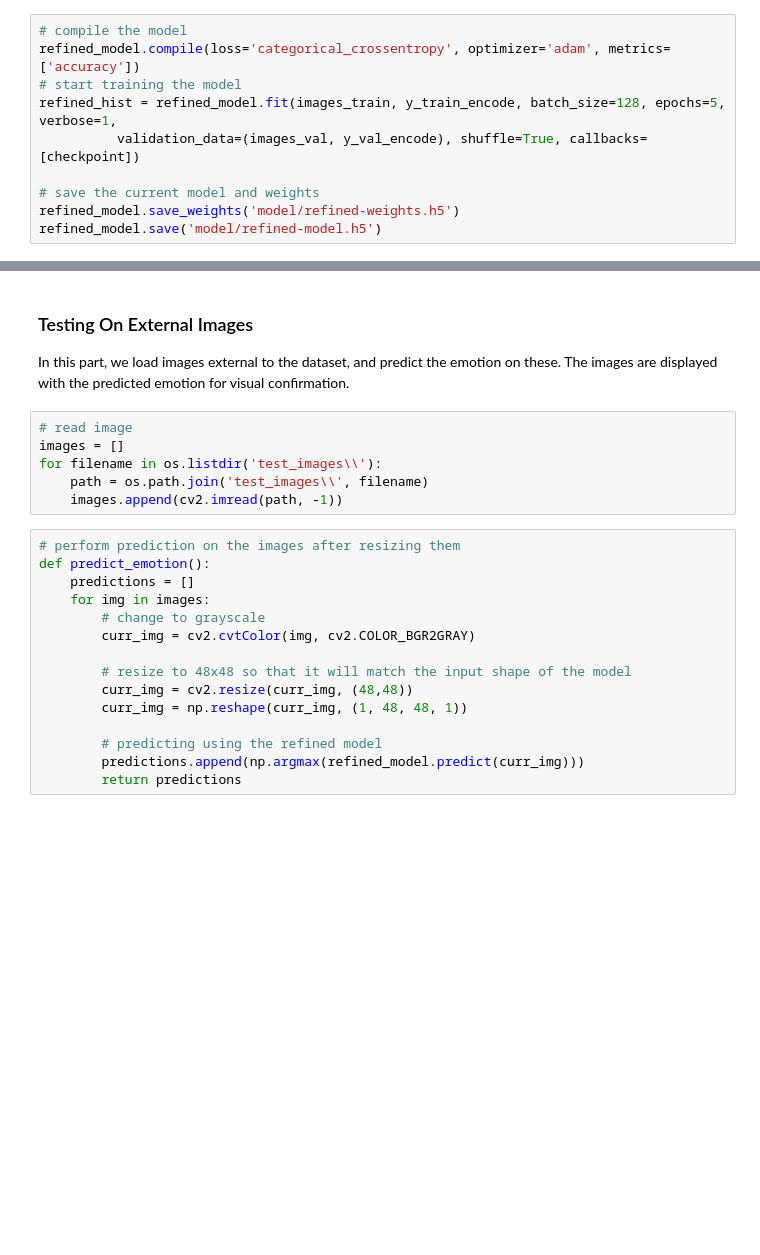
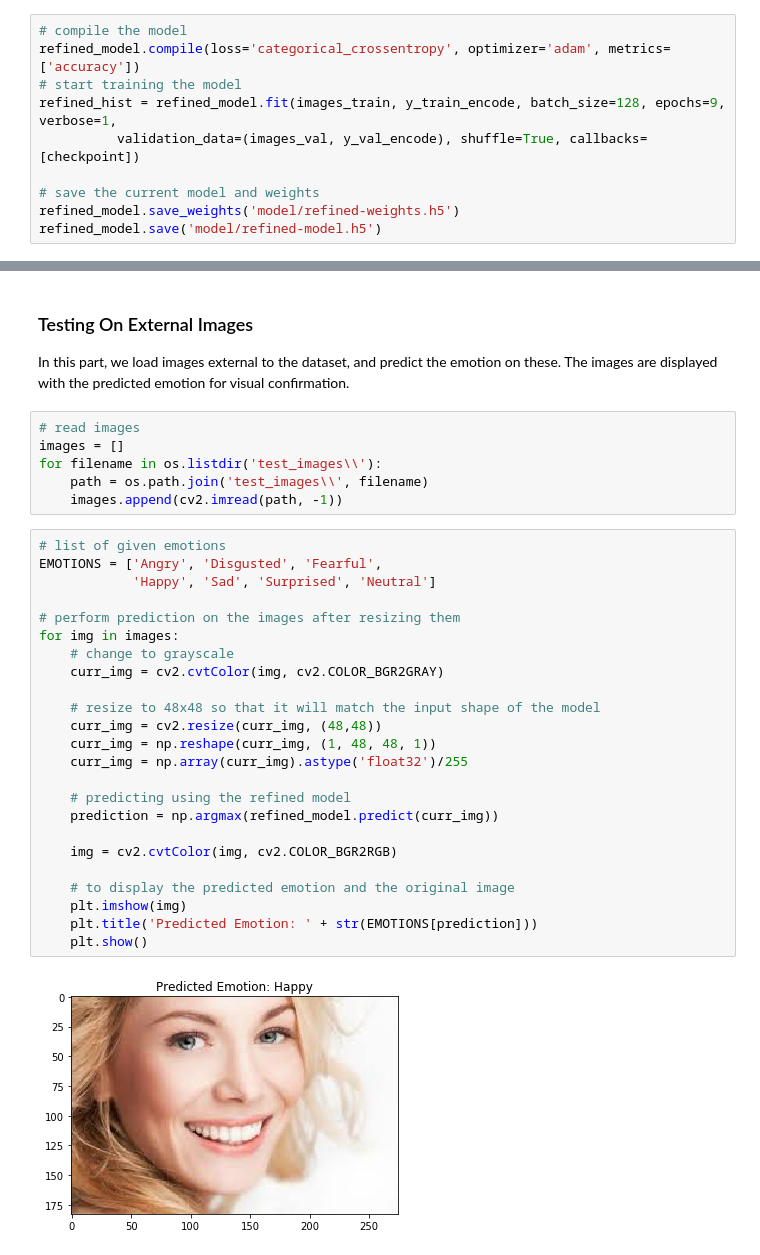
Before and after one commit to namitaatri/MachineLearningNanodegree, a Jupyter notebook: capstone/fer.ipynb, the cells around one changed output, grey strips where cells are left out. Cells and saved outputs as stored; diff of their text form; blank space fills up the shorter version.

```diff
--- a/capstone/fer.ipynb
+++ b/capstone/fer.ipynb
@@ -534,7 +527,7 @@ _________________________________________________________________
 # compile the model
 refined_model.compile(loss='categorical_crossentropy', optimizer='adam', metrics=['accuracy'])
 # start training the model
-refined_hist = refined_model.fit(images_train, y_train_encode, batch_size=128, epochs=5, verbose=1,
+refined_hist = refined_model.fit(images_train, y_train_encode, batch_size=128, epochs=9, verbose=1,
           validation_data=(images_val, y_val_encode), shuffle=True, callbacks=[checkpoint])
 
 # save the current model and weights
@@ -591,23 +601,34 @@ plt.show()
 In this part, we load images external to the dataset, and predict the emotion on these.
 The images are displayed with the predicted emotion for visual confirmation.
 # %%
-# read image
+# read images
 images = []
 for filename in os.listdir('test_images\\'):
     path = os.path.join('test_images\\', filename)
     images.append(cv2.imread(path, -1))
 # %%
+# list of given emotions
+EMOTIONS = ['Angry', 'Disgusted', 'Fearful',
+            'Happy', 'Sad', 'Surprised', 'Neutral']
+
 # perform prediction on the images after resizing them
-def predict_emotion():
-    predictions = []
-    for img in images:
-        # change to grayscale
-        curr_img = cv2.cvtColor(img, cv2.COLOR_BGR2GRAY)
+for img in images:
+    # change to grayscale
+    curr_img = cv2.cvtColor(img, cv2.COLOR_BGR2GRAY)
 
-        # resize to 48x48 so that it will match the input shape of the model
-        curr_img = cv2.resize(curr_img, (48,48))
-        curr_img = np.reshape(curr_img, (1, 48, 48, 1))
+    # resize to 48x48 so that it will match the input shape of the model
+    curr_img = cv2.resize(curr_img, (48,48))
+    curr_img = np.reshape(curr_img, (1, 48, 48, 1))
+    curr_img = np.array(curr_img).astype('float32')/255
 
-        # predicting using the refined model
-        predictions.append(np.argmax(refined_model.predict(curr_img)))
-        return predictions
+    # predicting using the refined model
+    prediction = np.argmax(refined_model.predict(curr_img))
+
+    img = cv2.cvtColor(img, cv2.COLOR_BGR2RGB)
+
+    # to display the predicted emotion and the original image
+    plt.imshow(img)
+    plt.title('Predicted Emotion: ' + str(EMOTIONS[prediction]))
+    plt.show()
+# %% [output]
+[figure, added]
```
Also changed, not shown: parts of 17 cells of this notebook, 4 other files.
